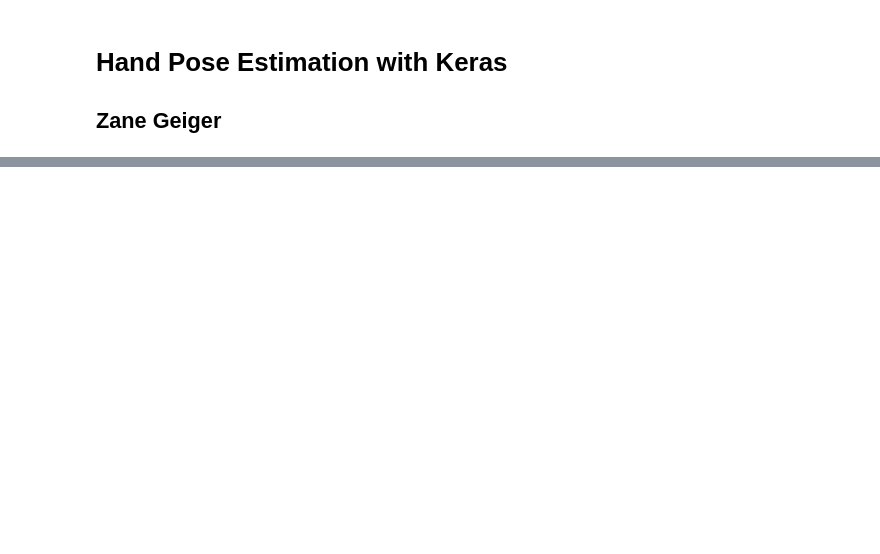
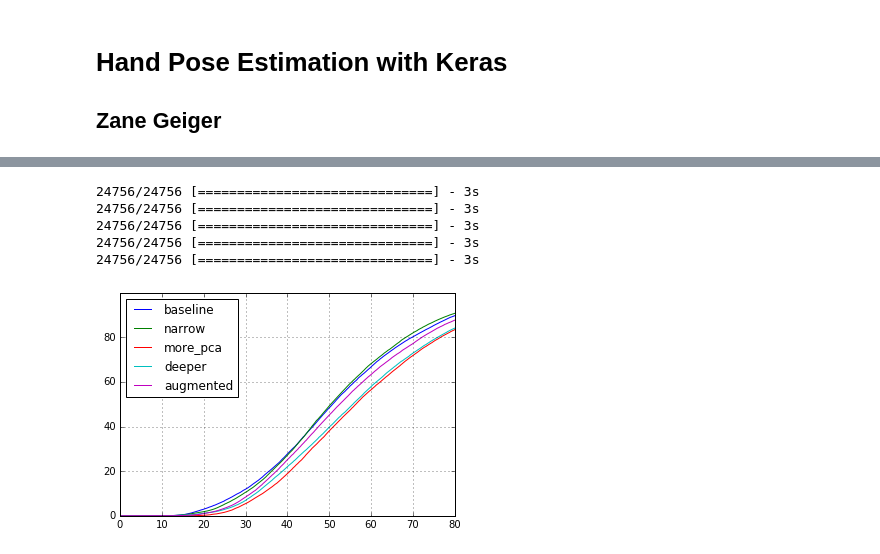
Before and after one commit to zanecodes/thesis, a Jupyter notebook: readme.ipynb, the cells around one changed output, grey strips where cells are left out. Cells and saved outputs as stored; diff of their text form; code cells hidden in the pictures; blank space fills up the shorter version.

```diff
--- a/readme.ipynb
+++ b/readme.ipynb
@@ -39,0 +109,51 @@ Each is a thoroughly documented IPython notebook, intended to be read as an inte
+# %%
+def denormalize(label, center):
+    label = label.copy()
+
+    bounds = np.array([[0, 0], [1, 1]], dtype='float')
+    bounds = bounds[None, ...].repeat(len(label), 0)
+    bounds -= 0.5
+    bounds *= 38
+    bounds *= 525 / center[..., -1, None, None]
+    bounds += center[..., None, -2::-1]
+    bounds = bounds.astype(int)
+
+    label[..., 0:2] /= (128, 128) / (bounds[..., None, 1, :] - bounds[..., None, 0, :])
+    label[..., -1] *= 15.0
+    label[..., -1] += center[..., -1, None]
+
+    label[..., 0:2] += bounds[..., None, 0, :]
+
+    label[..., -1] *= 10
+
+    return label
+# %%
+def threshold(actual, predicted, threshold):
+    max_distance = np.sqrt(np.sum((actual - predicted) ** 2, -1)).max(-1)
+    count = np.sum((max_distance[..., None] < threshold), axis=0)
+    return count / len(max_distance)
+# %%
+plt.figure()
+plt.ylim([0., 100.])
+plt.yticks(np.arange(0, 100, 20))
+plt.grid()
+
+for model_name, model in models.items():
+    predictions = model.predict(test_images, 64, 1)
+
+    error = threshold(
+        uvd_to_xyz(denormalize(test_labels[:].reshape(-1, 14, 3), test_centers[:])),
+        uvd_to_xyz(denormalize(predictions.reshape(-1, 14, 3), test_centers[:])),
+        np.linspace(0, 80, 1000)
+    )
+
+    del predictions
+    plt.plot(np.linspace(0, 80, 1000), error * 100, label=model_name)
+    plt.legend(loc='upper left', bbox_to_anchor=(0, 1))
+# %% [output]
+24756/24756 [==============================] - 3s
+24756/24756 [==============================] - 3s
+24756/24756 [==============================] - 3s
+24756/24756 [==============================] - 3s
+24756/24756 [==============================] - 3s
+[figure, added]
```
Also changed, not shown: parts of 17 cells of this notebook, 3 other files.
